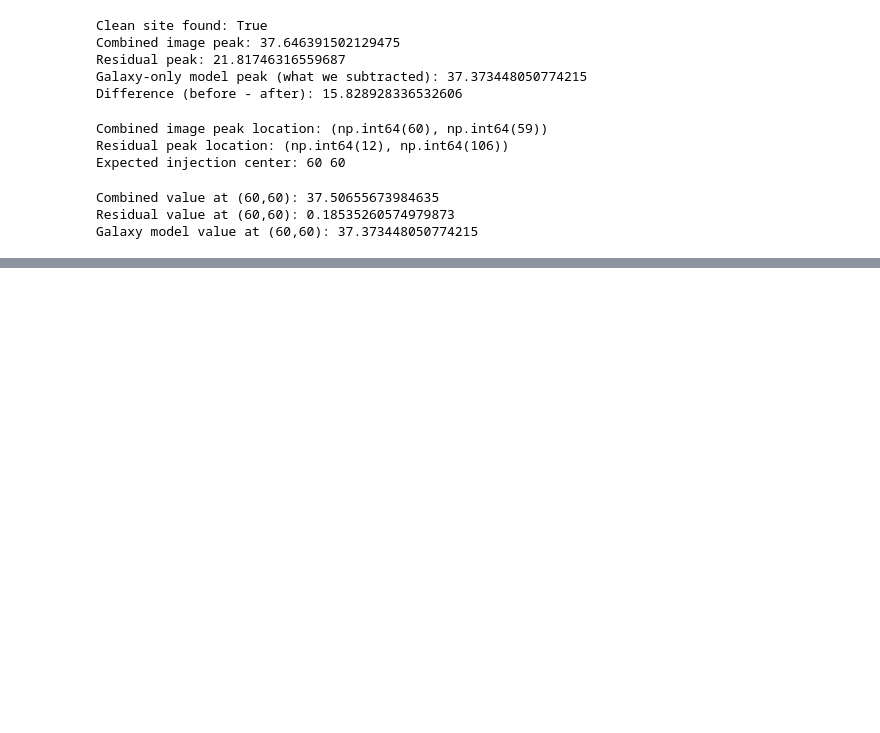
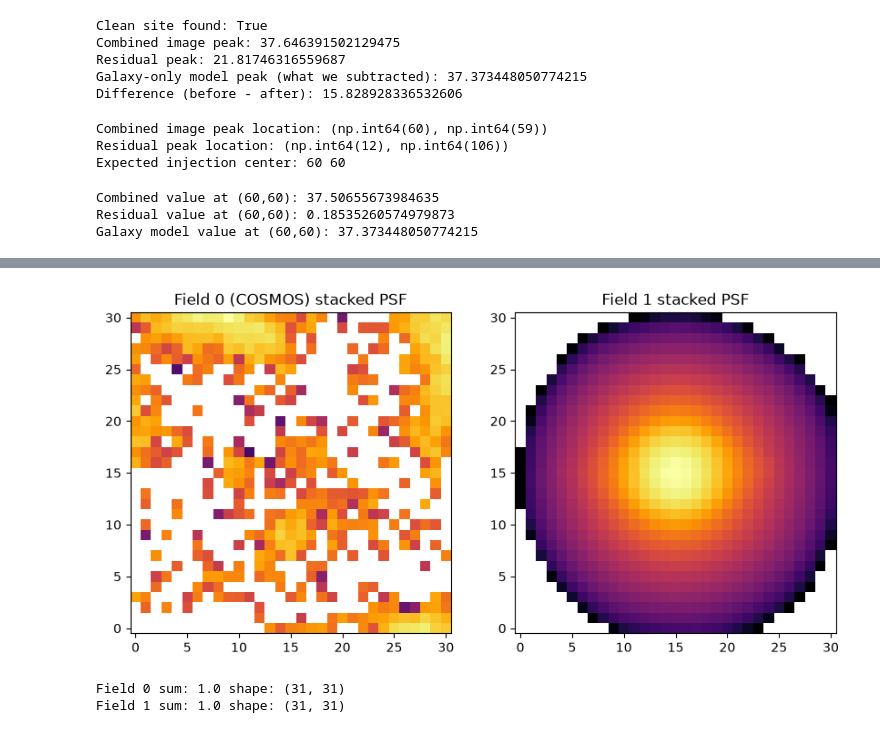
Before and after one commit to ekanshgouttam/gravitational-lens-engine, a Jupyter notebook: notebooks/03_hsc_real_backgrounds.ipynb, the cells around one changed output, grey strips where cells are left out. Cells and saved outputs as stored; diff of their text form; code cells hidden in the pictures; blank space fills up the shorter version.

```diff
--- a/notebooks/03_hsc_real_backgrounds.ipynb
+++ b/notebooks/03_hsc_real_backgrounds.ipynb
@@ -803,0 +874,20 @@ Galaxy model value at (60,60): 37.373448050774215
+# %%
+from psf_matching import build_stacked_psf
+
+psf_field0 = build_stacked_psf(large_backgrounds[0], [(363.94, 471.62), (82.07, 73.13), (125.61, 88.97)])
+
+psf_field1 = build_stacked_psf(large_backgrounds[1], [(784.25, 843.73), (556.51, 363.27), (496.92, 2212.60), (2187.95, 187.44), (158.79, 228.64)])
+
+fig, axes = plt.subplots(1, 2, figsize=(10, 5))
+axes[0].imshow(psf_field0, cmap='inferno', origin='lower', norm=LogNorm(vmin=psf_field0.max()*1e-4, vmax=psf_field0.max()))
+axes[0].set_title("Field 0 (COSMOS) stacked PSF")
+axes[1].imshow(psf_field1, cmap='inferno', origin='lower', norm=LogNorm(vmin=psf_field1.max()*1e-4, vmax=psf_field1.max()))
+axes[1].set_title("Field 1 stacked PSF")
+plt.show()
+
+print("Field 0 sum:", psf_field0.sum(), "shape:", psf_field0.shape)
+print("Field 1 sum:", psf_field1.sum(), "shape:", psf_field1.shape)
+# %% [output]
+[figure, added]
+Field 0 sum: 1.0 shape: (31, 31)
+Field 1 sum: 1.0 shape: (31, 31)
```
Also changed, not shown: parts of 16 cells of this notebook, 1 other file.
